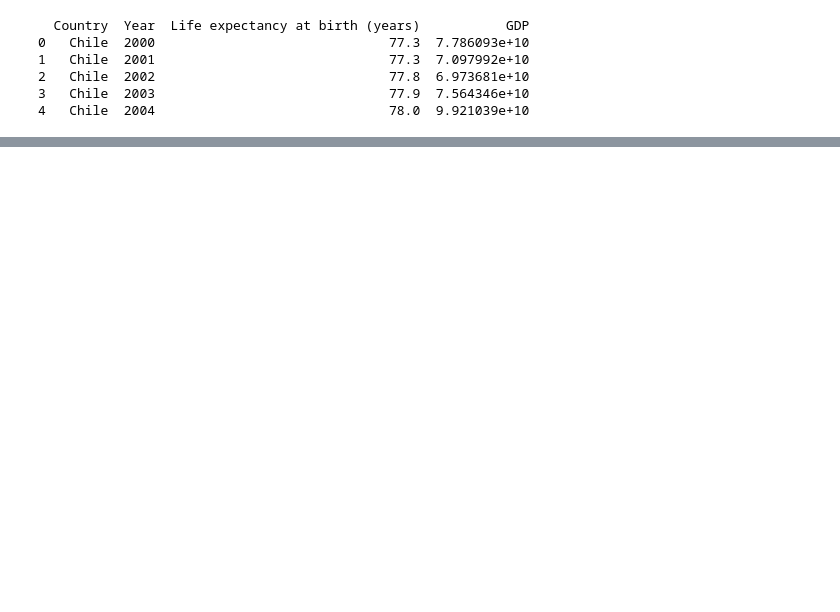
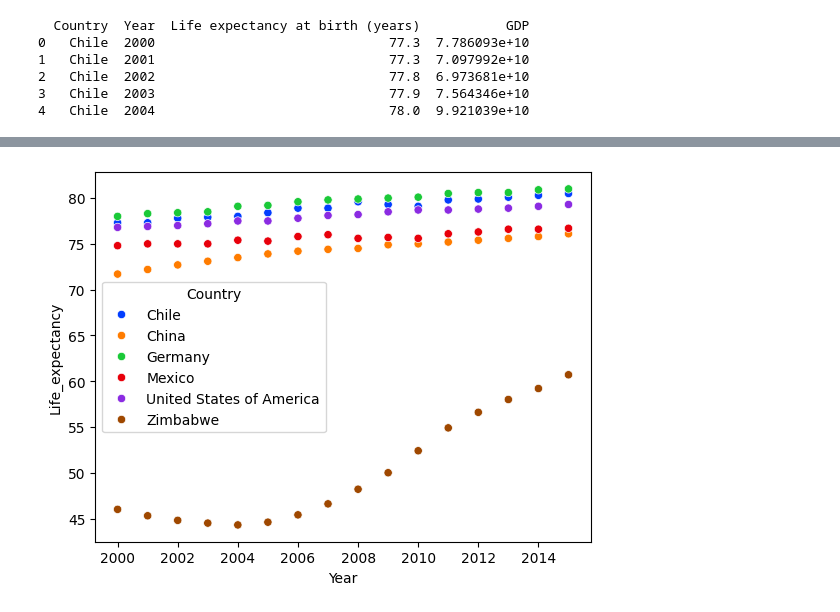
Before and after one commit to dmernik4/Life-Expectancy-and-GDP, a Jupyter notebook: life_expectancy_gdp.ipynb, the cells around one changed output, grey strips where cells are left out. Saved outputs shown, nothing was run; the diff lists cells and outputs as text; code cells hidden in the pictures; blank space fills up the shorter version.

Commit message:
Update life_expectancy_gdp.ipynb
New visualisation of Countries Life expectancy through years

```diff
--- a/life_expectancy_gdp.ipynb
+++ b/life_expectancy_gdp.ipynb
@@ -13,6 +13,8 @@ print(df.head())
 2   Chile  2002                              77.8  6.973681e+10
 3   Chile  2003                              77.9  7.564346e+10
 4   Chile  2004                              78.0  9.921039e+10
+# %%
+df = df.rename(columns={'Life expectancy at birth (years)': 'Life_expectancy'})
 # %%
 print(df.info())
 # %% [output]
@@ -30,0 +61,6 @@ None
+# %%
+sns.scatterplot(x = "Year", y = "Life_expectancy", hue = "Country", palette = "bright", data = df)
+#sns.scatterplot(x = "Year", y = "Life_expectancy", hue = "GDP", data = mexico)
+plt.show()
+# %% [output]
+[figure, added]
```
Also changed, not shown: parts of 3 cells of this notebook.
